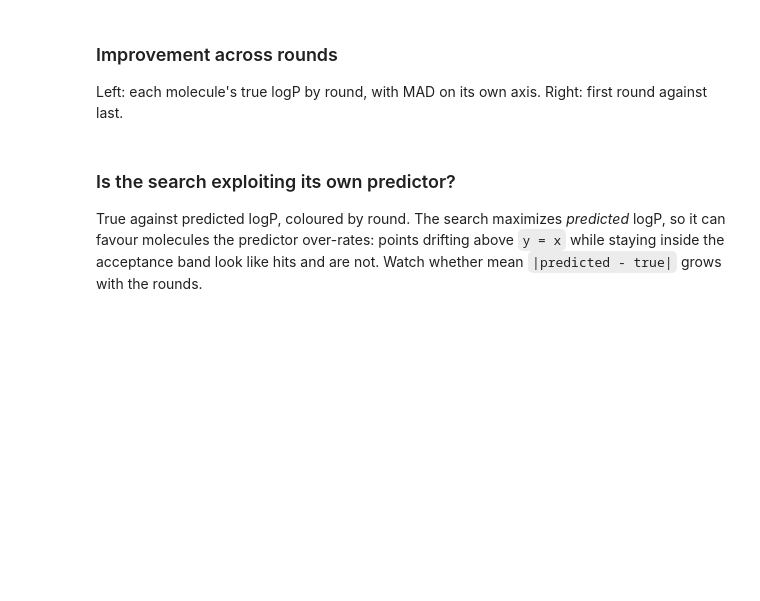
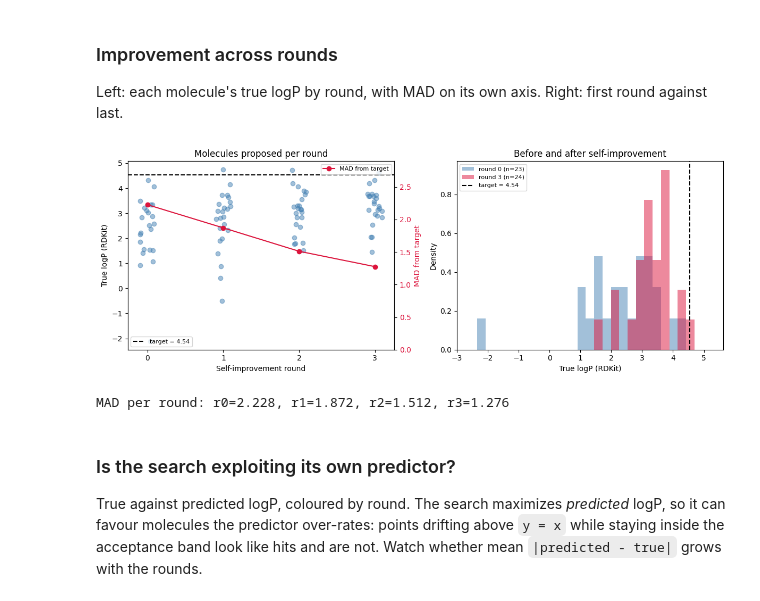
Before and after one commit to szczurek-lab/mlinpl2026-tutorial, a Jupyter notebook: materials/Sampling-with-Joint-Generative-Predictive-Chemical-Language-Models/joint-self-improvement/02-inference-time-self-improvement.ipynb, the cells around one changed output. Saved outputs shown, nothing was run; the diff lists cells and outputs as text; code cells hidden in the pictures; blank space fills up the shorter version.

```diff
--- a/materials/Sampling-with-Joint-Generative-Predictive-Chemical-Language-Models/joint-self-improvement/02-inference-time-self-improvement.ipynb
+++ b/materials/Sampling-with-Joint-Generative-Predictive-Chemical-Language-Models/joint-self-improvement/02-inference-time-self-improvement.ipynb
@@ -263,37 +284,40 @@ for r in range(NUM_ROUNDS):
 
 ax_rounds.axhline(TARGET_LOGP, color="black", linestyle="--", label=f"target = {TARGET_LOGP:.2f}")
 ax_rounds.set_xticks(range(NUM_ROUNDS))
-ax_rounds.set_xlabel("SBS round")
+ax_rounds.set_xlabel("Self-improvement round")
 ax_rounds.set_ylabel("True logP (RDKit)")
-ax_rounds.set_title("Gumbeldore: molecules proposed per round")
+ax_rounds.set_title("Molecules proposed per round")
 ax_rounds.legend(fontsize=8, loc="lower left")
 
 # MAD is a distance, not a logP, so it gets its own axis rather than sharing the left one
 round_mad = [np.abs(logp - TARGET_LOGP).mean() if len(logp) else np.nan for logp in round_logp]
 ax_mad = ax_rounds.twinx()
 ax_mad.plot(range(NUM_ROUNDS), round_mad, color="crimson", marker="o", label="MAD from target")
 ax_mad.set_ylabel("MAD from target", color="crimson")
 ax_mad.tick_params(axis="y", labelcolor="crimson")
 ax_mad.set_ylim(0, max(round_mad) * 1.3)
 ax_mad.legend(fontsize=8, loc="upper right")
 
 # bin over the range the molecules actually occupy, not the full ZINC250k span
 observed = np.concatenate([logp for logp in round_logp if len(logp)])
 bins = np.linspace(min(observed.min(), TARGET_LOGP) - 0.5, max(observed.max(), TARGET_LOGP) + 0.5, 30)
 for r, color in [(0, "steelblue"), (NUM_ROUNDS - 1, "crimson")]:
     if len(round_logp[r]):  # density=True keeps rounds with different valid counts comparable
         ax_dist.hist(round_logp[r], bins=bins, density=True, alpha=0.5, color=color,
                      label=f"round {r} (n={len(round_logp[r])})")
 ax_dist.axvline(TARGET_LOGP, color="black", linestyle="--", label=f"target = {TARGET_LOGP:.2f}")
 ax_dist.set_xlabel("True logP (RDKit)")
 ax_dist.set_ylabel("Density")
-ax_dist.set_title("Before and after feedback")
+ax_dist.set_title("Before and after self-improvement")
 ax_dist.legend(fontsize=8)
 
 plt.tight_layout()
 plt.show()
 
 print("MAD per round: " + ", ".join(f"r{r}={mad:.3f}" for r, mad in enumerate(round_mad)))
+# %% [output]
+[figure, added]
+MAD per round: r0=2.228, r1=1.872, r2=1.512, r3=1.276
 # %% [markdown]
 ### Is the search exploiting its own predictor?
 
```
Also changed, not shown: parts of 11 cells of this notebook.
